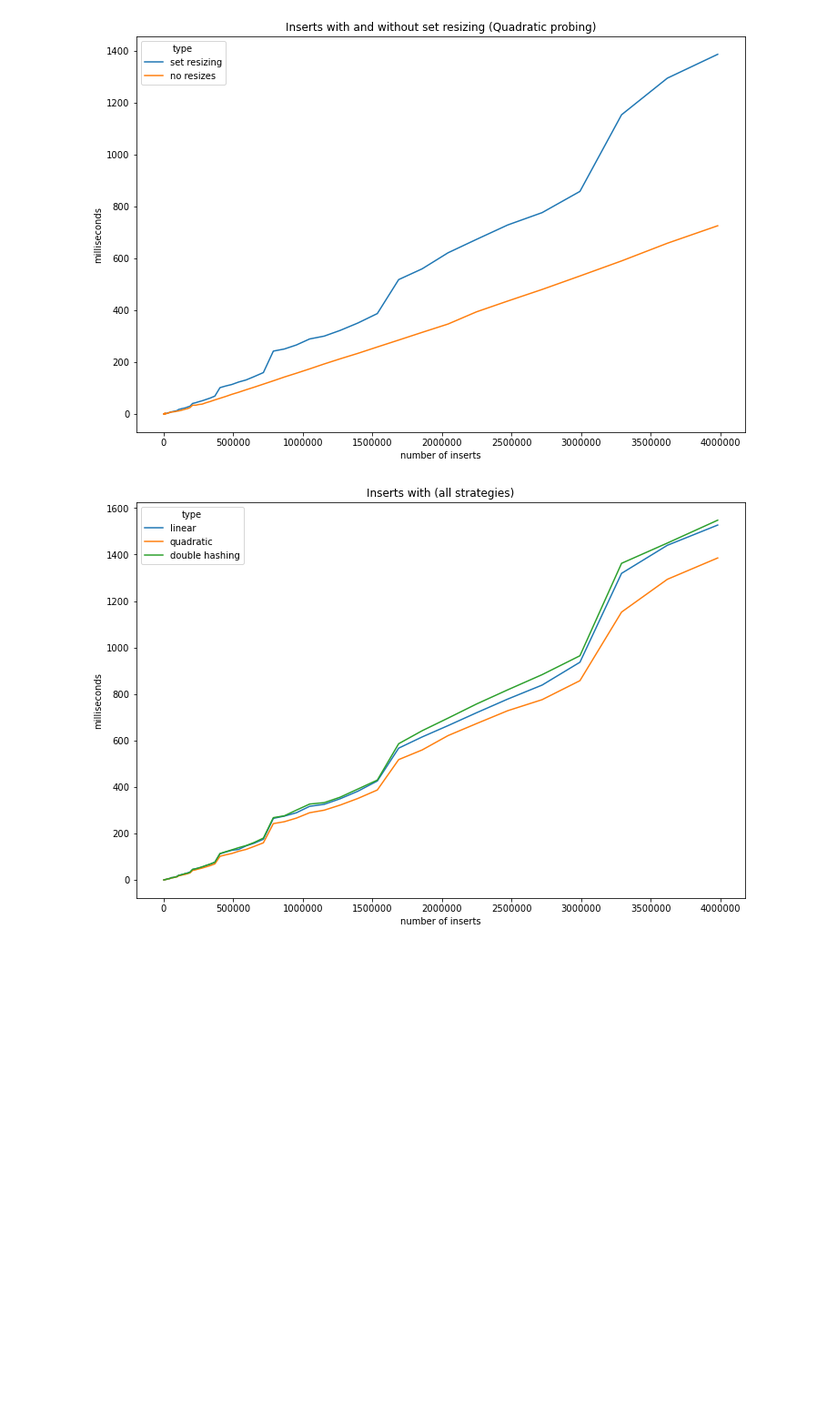
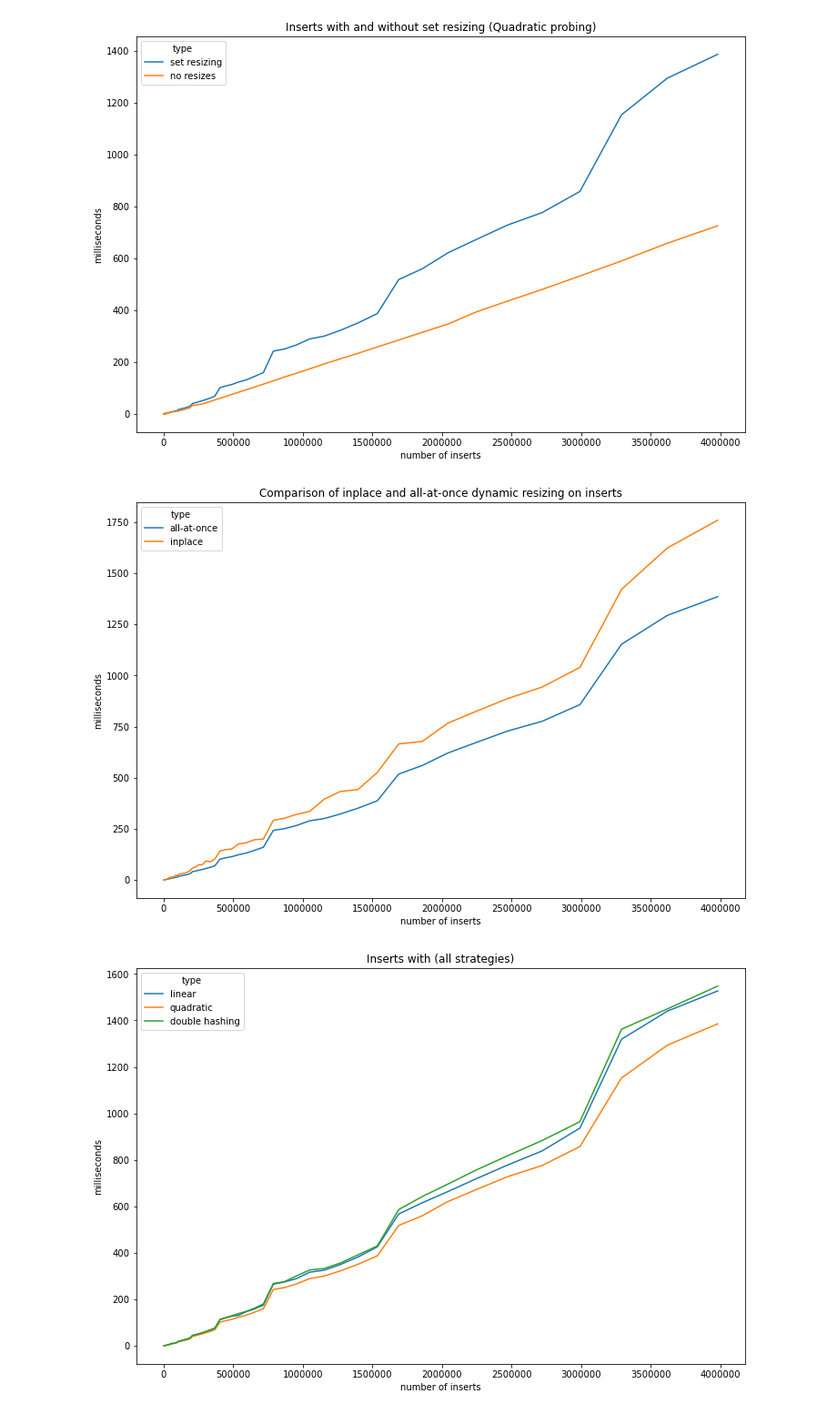
Before and after one commit to JoaoCostaIFG/slam, a Jupyter notebook: docs/part_2/benchmarks/Untitled.ipynb, the cells around one changed output. Shown: that part at 91% size. Drawn from its saved outputs; the diff is of its cells as text; code cells hidden in the pictures; blank space fills up the shorter version.

```diff
--- a/docs/part_2/benchmarks/Untitled.ipynb
+++ b/docs/part_2/benchmarks/Untitled.ipynb
@@ -85,6 +85,11 @@ linha([dfInserNDDouble, dfInserDDouble], "Inserts (Double-hashing)", ["no-dups",
 linha([dfInserNDQuad, dfInserNDQuadReserve], "Inserts with and without set resizing (Quadratic probing)", ["set resizing", "no resizes"])
 # %% [output]
 [figure]
+# %%
+dfInserNDQuadInplace = setInsertParse("benchmark_set_insert_nodups_quad_inplace.txt")
+linha([dfInserNDQuad, dfInserNDQuadInplace], "Comparison of inplace and all-at-once dynamic resizing on inserts", ["all-at-once", "inplace"])
+# %% [output]
+[figure, added]
 # %%
 linha([dfInserNDLin, dfInserNDQuad, dfInserNDDouble], "Inserts with (all strategies)", ["linear", "quadratic", "double hashing"])
 # %% [output]
```
Also changed, not shown: parts of 2 cells of this notebook, 4 other files.
